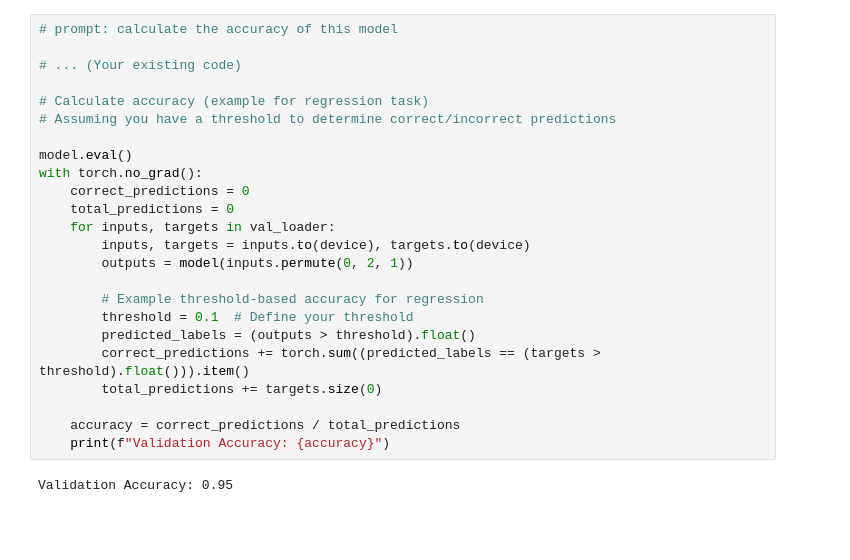
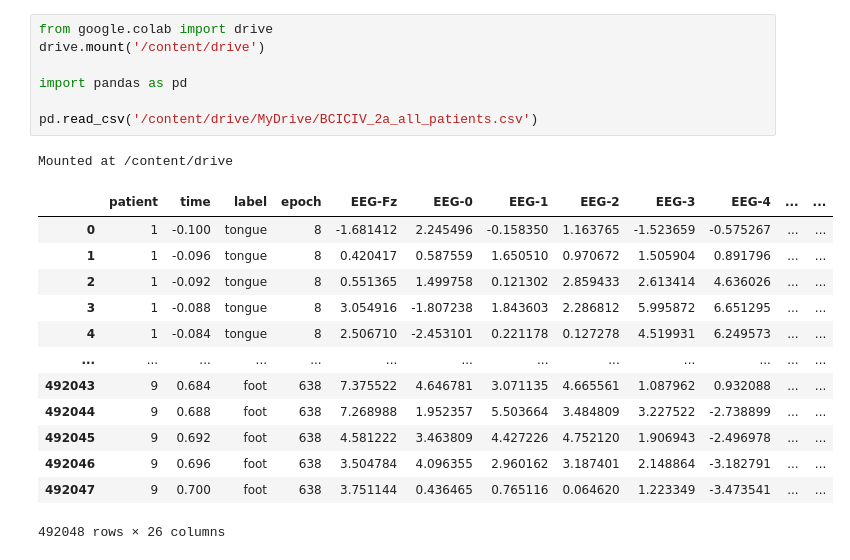
Before and after one commit to LonghornNeurotech/ML_Development1, a Jupyter notebook: TCNModel.ipynb, the cells around one changed output. Saved outputs shown, nothing was run; the diff lists cells and outputs as text; blank space fills up the shorter version.

```diff
--- a/TCNModel.ipynb
+++ b/TCNModel.ipynb
@@ -116,26 +1,22 @@ FileNotFoundError: [Errno 2] No such file or directory: 'BCICIV_2a_all_patients.
-# %%
-# prompt: calculate the accuracy of this model
-
-# ... (Your existing code)
-
-# Calculate accuracy (example for regression task)
-# Assuming you have a threshold to determine correct/incorrect predictions
-
-model.eval()
-with torch.no_grad():
-    correct_predictions = 0
-    total_predictions = 0
-    for inputs, targets in val_loader:
-        inputs, targets = inputs.to(device), targets.to(device)
-        outputs = model(inputs.permute(0, 2, 1))
-
-        # Example threshold-based accuracy for regression
-        threshold = 0.1  # Define your threshold
-        predicted_labels = (outputs > threshold).float()
-        correct_predictions += torch.sum((predicted_labels == (targets > threshold).float())).item()
-        total_predictions += targets.size(0)
-
-    accuracy = correct_predictions / total_predictions
-    print(f"Validation Accuracy: {accuracy}")
-# %% [output]
-Validation Accuracy: 0.95
+# %%
+from google.colab import drive
+drive.mount('/content/drive')
+
+import pandas as pd
+
+pd.read_csv('/content/drive/MyDrive/BCICIV_2a_all_patients.csv')
+# %% [output]
+Mounted at /content/drive
+|  | patient | time | label | epoch | EEG-Fz | EEG-0 | EEG-1 | EEG-2 | EEG-3 | EEG-4 | ... | ... |
+| 0 | 1 | -0.100 | tongue | 8 | -1.681412 | 2.245496 | -0.158350 | 1.163765 | -1.523659 | -0.575267 | ... | ... |
+| 1 | 1 | -0.096 | tongue | 8 | 0.420417 | 0.587559 | 1.650510 | 0.970672 | 1.505904 | 0.891796 | ... | ... |
+| 2 | 1 | -0.092 | tongue | 8 | 0.551365 | 1.499758 | 0.121302 | 2.859433 | 2.613414 | 4.636026 | ... | ... |
+| 3 | 1 | -0.088 | tongue | 8 | 3.054916 | -1.807238 | 1.843603 | 2.286812 | 5.995872 | 6.651295 | ... | ... |
+| 4 | 1 | -0.084 | tongue | 8 | 2.506710 | -2.453101 | 0.221178 | 0.127278 | 4.519931 | 6.249573 | ... | ... |
+| ... | ... | ... | ... | ... | ... | ... | ... | ... | ... | ... | ... | ... |
+| 492043 | 9 | 0.684 | foot | 638 | 7.375522 | 4.646781 | 3.071135 | 4.665561 | 1.087962 | 0.932088 | ... | ... |
+| 492044 | 9 | 0.688 | foot | 638 | 7.268988 | 1.952357 | 5.503664 | 3.484809 | 3.227522 | -2.738899 | ... | ... |
+| 492045 | 9 | 0.692 | foot | 638 | 4.581222 | 3.463809 | 4.427226 | 4.752120 | 1.906943 | -2.496978 | ... | ... |
+| 492046 | 9 | 0.696 | foot | 638 | 3.504784 | 4.096355 | 2.960162 | 3.187401 | 2.148864 | -3.182791 | ... | ... |
+| 492047 | 9 | 0.700 | foot | 638 | 3.751144 | 0.436465 | 0.765116 | 0.064620 | 1.223349 | -3.473541 | ... | ... |
+492048 rows × 26 columns
```
Also changed, not shown: parts of 18 cells of this notebook.
